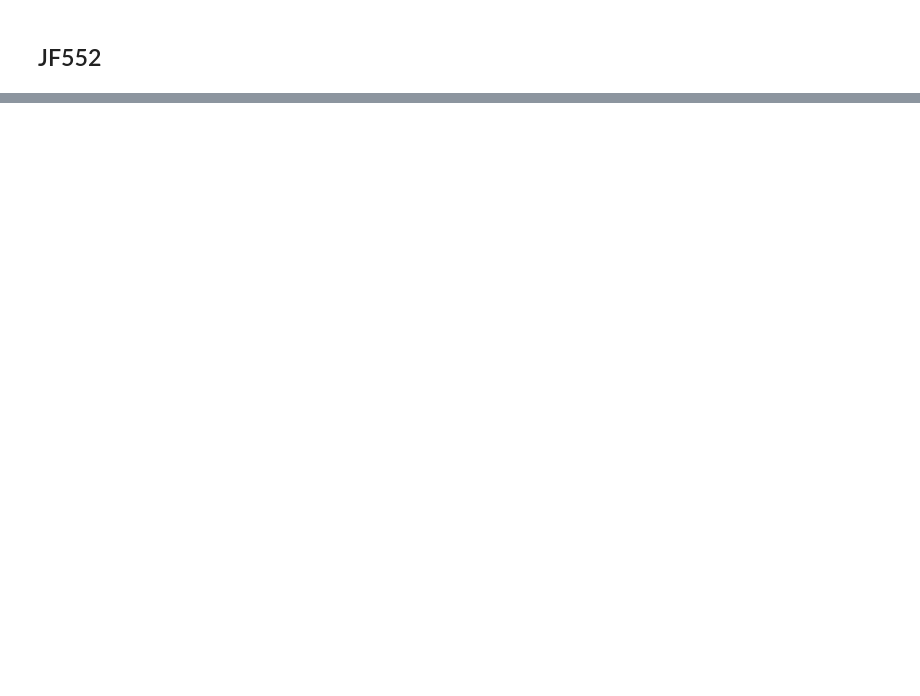
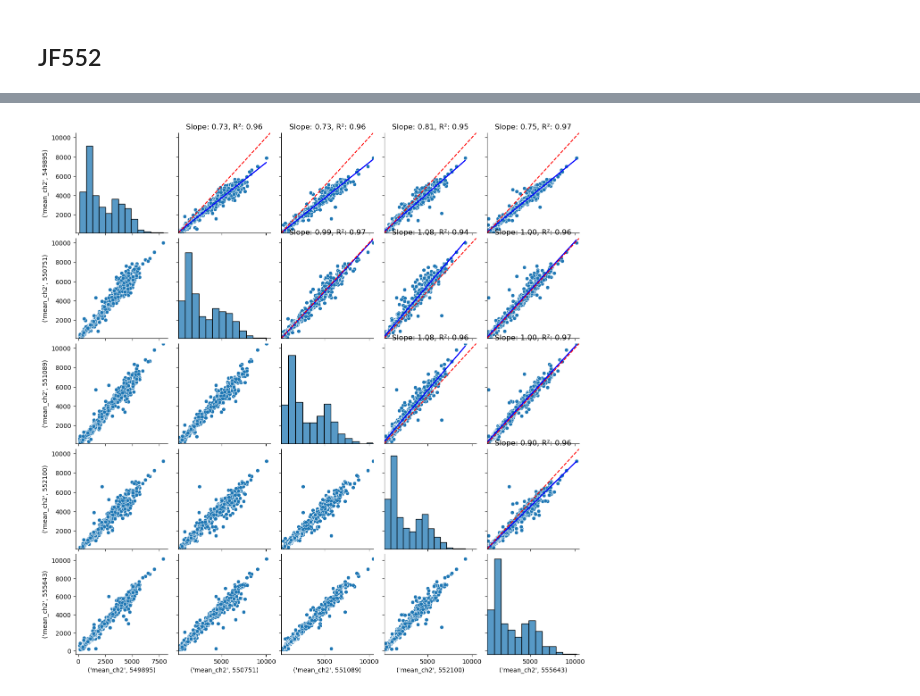
Before and after one commit to boazmohar/DELTA_iDISCO, a Jupyter notebook: src/Get_calibration.ipynb, the cells around one changed output, grey strips where cells are left out. Drawn from its saved outputs; the diff is of its cells as text; code cells hidden in the pictures; blank space fills up the shorter version.

```diff
--- a/src/Get_calibration.ipynb
+++ b/src/Get_calibration.ipynb
@@ -50,0 +122,21 @@ csv_paths
+# %%
+def affine_matrix_det(file_path):
+    with open(file_path, 'r') as file:
+        lines = file.readlines()
+
+    # Find the line containing the affine matrix
+    for line in lines:
+        if line.startswith('(TransformParameters'):
+            # Extract the matrix values
+            matrix_values = line.split(' ')[1:]  # Split by space and ignore the first element
+            matrix_values = [value.strip('()\n') for value in matrix_values]  # Strip extraneous characters
+            matrix_values = list(map(float, matrix_values))
+            break
+
+    # Reshape the matrix values into a 3x3 matrix
+    affine_matrix = np.array(matrix_values[:9]).reshape(3, 3)
+
+    # Compute the determinant
+    determinant = np.linalg.det(affine_matrix)
+
+    return affine_matrix, determinant
@@ -50,0 +149,11 @@ csv_paths
+# %%
+det_dict = {}
+for anm, csv_path in csv_paths.items():
+    # Get the directory of the CSV file
+    # Load the TransformParameters.0.txt file
+    p = os.path.dirname(csv_path)
+    transform_file_path = os.path.join(p, 'TransformParameters.0.txt')
+    affine_matrix , determinant = affine_matrix_det(transform_file_path)
+    print(f'Determinant of the affine matrix for {anm}: {determinant}')
+    det_dict[anm] = determinant
+    meta.loc[meta['AnimalID'].values == int(anm), 'Determinant'] = np.float32(determinant)
@@ -283,0 +210,9 @@ plt.legend()
+# %%
+columns = ['Region', 'mean_ch2']
+filters = {
+    'Group': ['Zero'],  # Include only animals from the 'Zero' group
+    'Chase': ['JFX673']   # Include only female animals
+}
+meta_columns = ['AnimalID']
+unified_df = get_filtered(meta, filters, region_data, columns, meta_columns)
+pivoted_df_673 = unified_df.pivot(index='Region', columns='AnimalID', values=['mean_ch2'])
@@ -283,0 +248,5 @@ plt.legend()
+# %%
+
+create_custom_pair_plot(pivoted_df_673)
+# %% [output]
+[figure, added]
```
Also changed, not shown: parts of 48 cells of this notebook, 1 other file.
